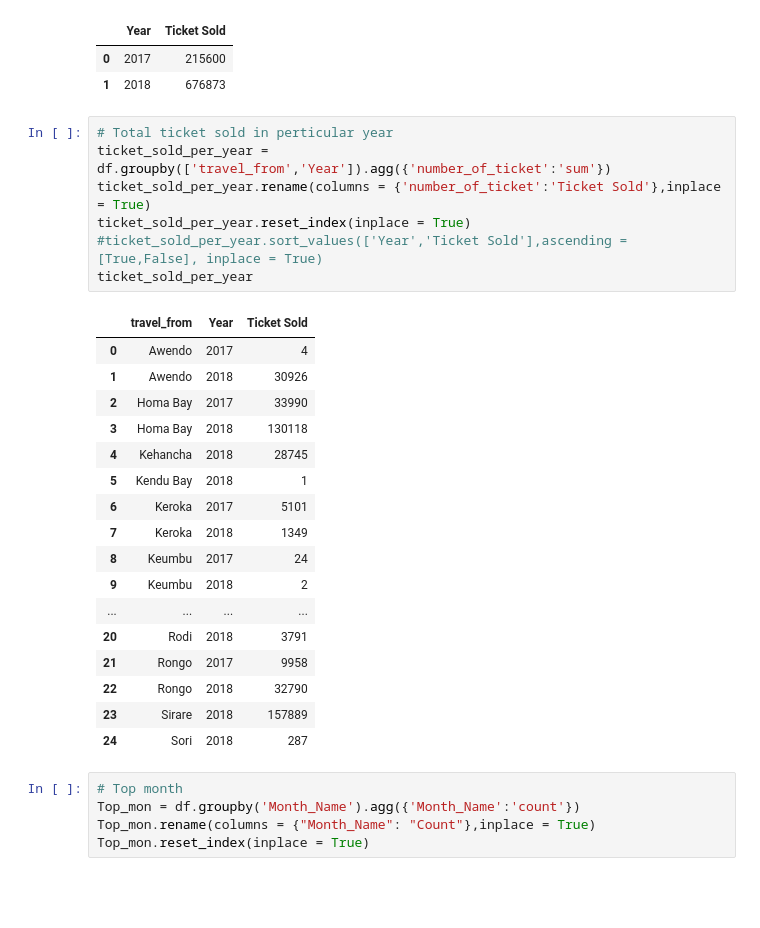
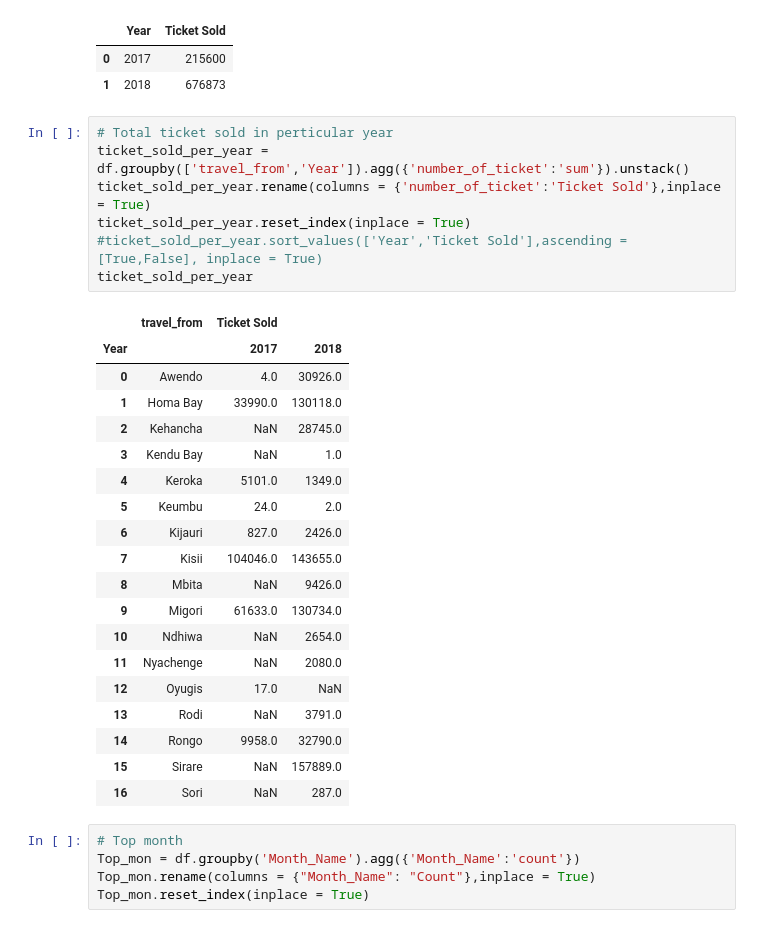
Before and after one commit to maxashoka3/Transport-Demand-Prediction, a Jupyter notebook: Transport_Demand_Prediction.ipynb, the cells around one changed output. Cells and saved outputs as stored; diff of their text form; blank space fills up the shorter version.

```diff
--- a/Transport_Demand_Prediction.ipynb
+++ b/Transport_Demand_Prediction.ipynb
@@ -410,29 +410,31 @@ ticket_sold_per_year
 | 1 | 2018 | 676873 |
 # %%
 # Total ticket sold in perticular year
-ticket_sold_per_year = df.groupby(['travel_from','Year']).agg({'number_of_ticket':'sum'})
+ticket_sold_per_year = df.groupby(['travel_from','Year']).agg({'number_of_ticket':'sum'}).unstack()
 ticket_sold_per_year.rename(columns = {'number_of_ticket':'Ticket Sold'},inplace = True)
 ticket_sold_per_year.reset_index(inplace = True)
 #ticket_sold_per_year.sort_values(['Year','Ticket Sold'],ascending = [True,False], inplace = True)
 ticket_sold_per_year
 # %% [output]
-|  | travel_from | Year | Ticket Sold |
-| 0 | Awendo | 2017 | 4 |
-| 1 | Awendo | 2018 | 30926 |
-| 2 | Homa Bay | 2017 | 33990 |
-| 3 | Homa Bay | 2018 | 130118 |
-| 4 | Kehancha | 2018 | 28745 |
-| 5 | Kendu Bay | 2018 | 1 |
-| 6 | Keroka | 2017 | 5101 |
-| 7 | Keroka | 2018 | 1349 |
-| 8 | Keumbu | 2017 | 24 |
-| 9 | Keumbu | 2018 | 2 |
-| ... | ... | ... | ... |
-| 20 | Rodi | 2018 | 3791 |
-| 21 | Rongo | 2017 | 9958 |
-| 22 | Rongo | 2018 | 32790 |
-| 23 | Sirare | 2018 | 157889 |
-| 24 | Sori | 2018 | 287 |
+|  | travel_from | Ticket Sold |  |
+| Year |  | 2017 | 2018 |
+| 0 | Awendo | 4.0 | 30926.0 |
+| 1 | Homa Bay | 33990.0 | 130118.0 |
+| 2 | Kehancha | NaN | 28745.0 |
+| 3 | Kendu Bay | NaN | 1.0 |
+| 4 | Keroka | 5101.0 | 1349.0 |
+| 5 | Keumbu | 24.0 | 2.0 |
+| 6 | Kijauri | 827.0 | 2426.0 |
+| 7 | Kisii | 104046.0 | 143655.0 |
+| 8 | Mbita | NaN | 9426.0 |
+| 9 | Migori | 61633.0 | 130734.0 |
+| 10 | Ndhiwa | NaN | 2654.0 |
+| 11 | Nyachenge | NaN | 2080.0 |
+| 12 | Oyugis | 17.0 | NaN |
+| 13 | Rodi | NaN | 3791.0 |
+| 14 | Rongo | 9958.0 | 32790.0 |
+| 15 | Sirare | NaN | 157889.0 |
+| 16 | Sori | NaN | 287.0 |
 # %%
 # Top month
 Top_mon = df.groupby('Month_Name').agg({'Month_Name':'count'})
```
Also changed, not shown: parts of 48 cells of this notebook.
